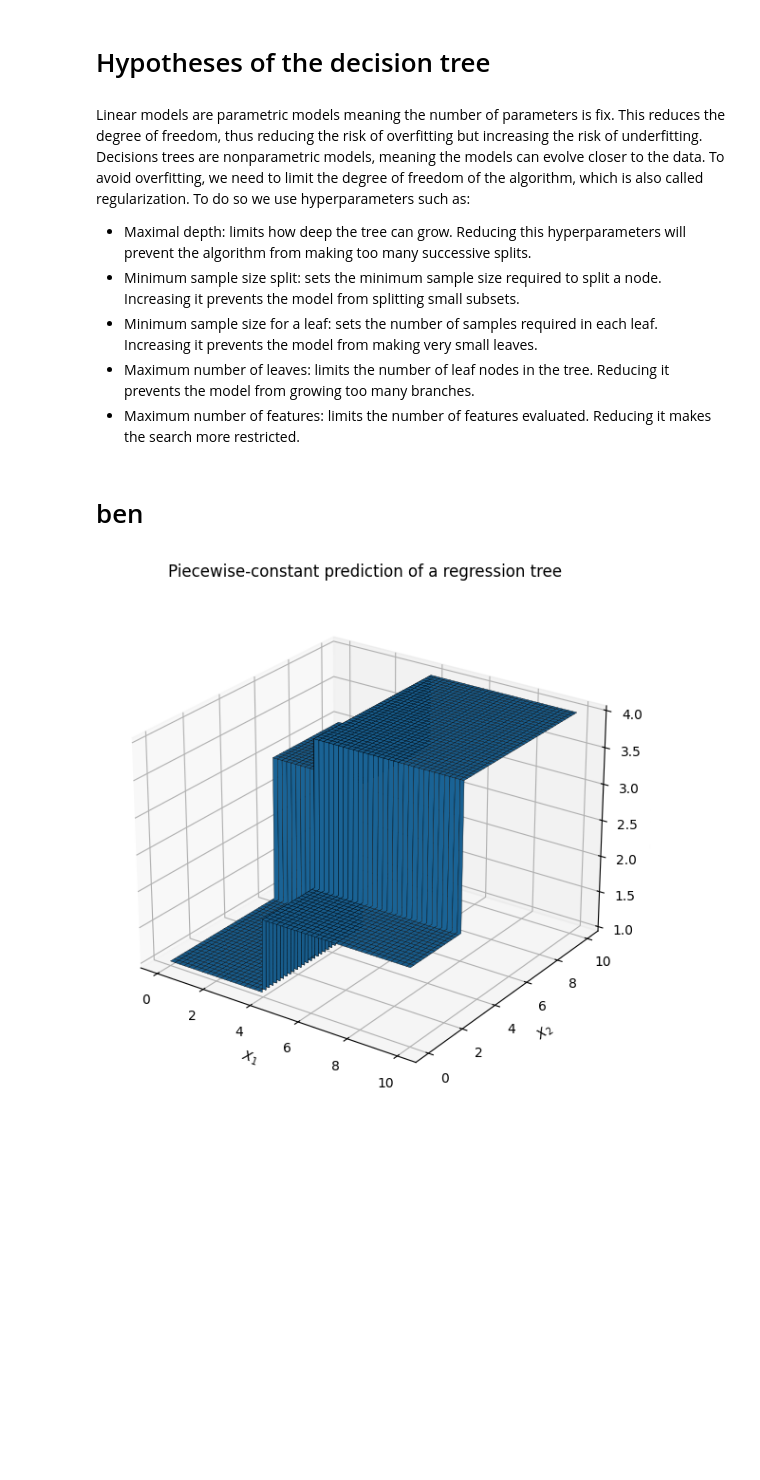
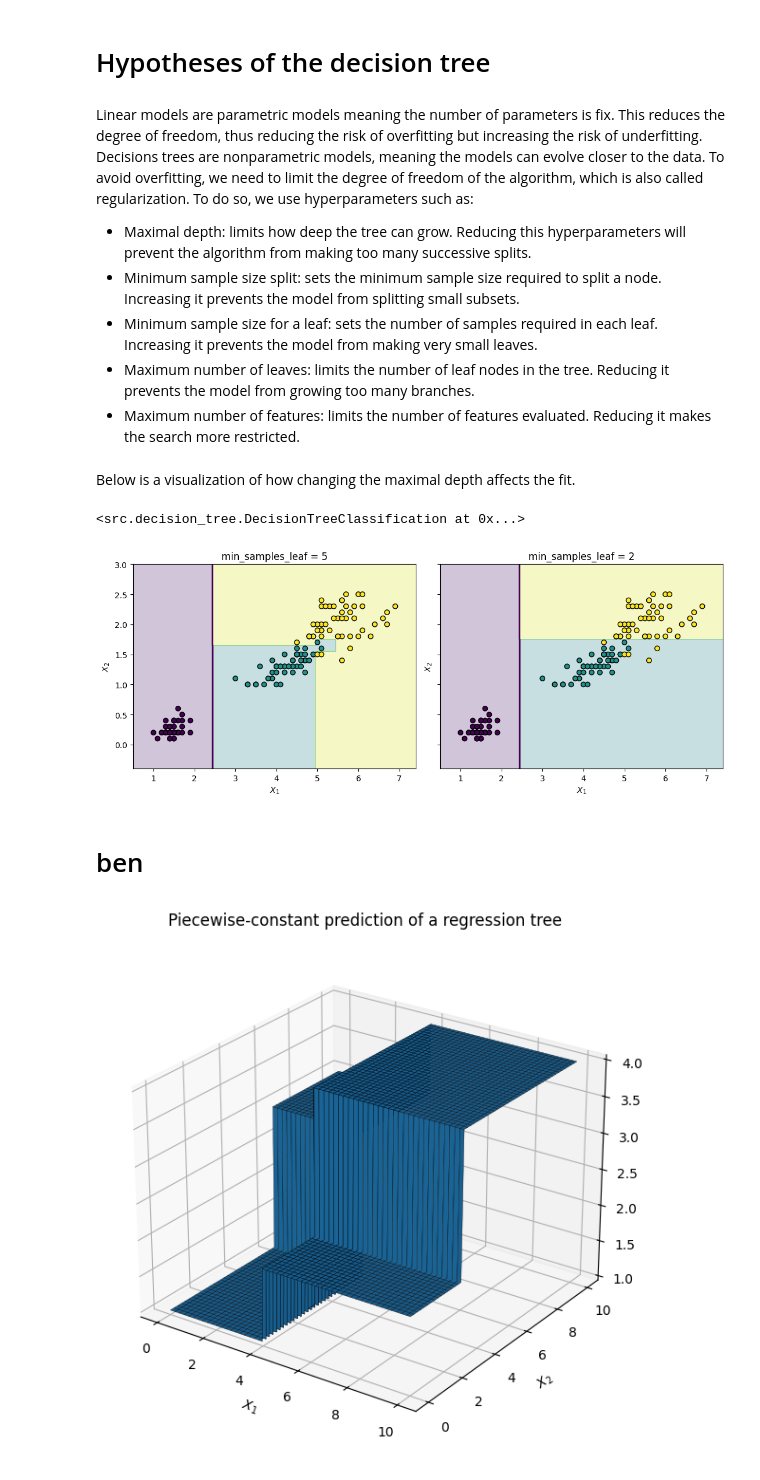
Before and after one commit to EstebanHuriot/ML_Museum, a Jupyter notebook: notebooks/03_DecisionTree.ipynb, the cells around one changed output. Drawn from its saved outputs; the diff is of its cells as text; code cells hidden in the pictures; blank space fills up the shorter version.

Commit message:
Update decisiontree classifier

```diff
--- a/notebooks/03_DecisionTree.ipynb
+++ b/notebooks/03_DecisionTree.ipynb
@@ -209,8 +208,8 @@ def MakeNode(self, X, y, depth = 0):
 X = synth_df[["age", "salary"]].to_numpy()
 y = synth_df["classe"].to_numpy()
 
-model = DecisionTree()
-model.fit(X=X, y=y).predict(37)
+model = DecisionTreeClassification()
+model.fit(X=X, y=y).predict([37, 2000])
 # %% [output]
 array([1])
 # %% [markdown]
@@ -220,14 +219,82 @@ Linear models are parametric models meaning the number of parameters is fix. Thi
 </br>
 Decisions trees are nonparametric models, meaning the models can evolve closer to the data.
 </br>
-To avoid overfitting, we need to limit the degree of freedom of the algorithm, which is also called regularization. To do so we use hyperparameters such as:
+To avoid overfitting, we need to limit the degree of freedom of the algorithm, which is also called regularization. To do so, we use hyperparameters such as:
 - Maximal depth: limits how deep the tree can grow. Reducing this hyperparameters will prevent the algorithm from making too many successive splits.
 - Minimum sample size split: sets the minimum sample size required to split a node. Increasing it prevents the model from splitting small subsets.
 - Minimum sample size for a leaf: sets the number of samples required in each leaf. Increasing it prevents the model from making very small leaves.
 - Maximum number of leaves: limits the number of leaf nodes in the tree. Reducing it prevents the model from growing too many branches.
 - Maximum number of features: limits the number of features evaluated. Reducing it makes the search more restricted.
-# %% [markdown]
-# ben
+# %% [markdown]
+Below is a visualization of how changing the maximal depth affects the fit.
+# %%
+feature_columns = [
+    "petal length (cm)",
+    "petal width (cm)",
+]
+
+X = df[feature_columns].to_numpy(dtype=float)
+y = df["target"].to_numpy()
+
+
+tree_unrestricted = DecisionTreeClassification(max_depth=5)
+tree_unrestricted.fit(X=X, y=y)
+
+tree_regularized = DecisionTreeClassification(max_depth=2)
+tree_regularized.fit(X=X, y=y)
+# %% [output]
+<src.decision_tree.DecisionTreeClassification at 0x...>
+# %%
+def plot_decision_regions(model, X, y, ax, title):
+    margin = 0.5
+
+    # first feature
+    x1_min = X[:, 0].min() - margin
+    x1_max = X[:, 0].max() + margin
+
+    # second feature
+    x2_min = X[:, 1].min() - margin
+    x2_max = X[:, 1].max() + margin
+
+    # dense grid over the feature space
+    x1_values = np.linspace(x1_min, x1_max, 400)
+    x2_values = np.linspace(x2_min, x2_max, 400)
+
+    X1, X2 = np.meshgrid(x1_values, x2_values)
+
+    # convert each point of the grid into an observation
+    grid_points = np.column_stack([X1.ravel(),X2.ravel()])
+
+    # predict the class of every grid point
+    Z = model.predict(grid_points)
+    Z = Z.reshape(X1.shape)
+
+    # background decision regions
+    ax.contourf(X1,X2,Z,alpha=0.25)
+
+    # decision boundaries
+    ax.contour(X1,X2,Z,levels=[0.5],linewidths=2)
+
+    # training observations
+    ax.scatter(X[:, 0],X[:, 1],c=y,edgecolors="black")
+
+    ax.set_xlabel("$X_1$")
+    ax.set_ylabel("$X_2$")
+    ax.set_title(title)
+
+
+fig, axes = plt.subplots(1,2,figsize=(11, 4.5),sharex=True,sharey=True)
+
+plot_decision_regions(tree_unrestricted,X,y,axes[0],"min_samples_leaf = 5")
+
+plot_decision_regions(tree_regularized,X,y,axes[1],"min_samples_leaf = 2")
+
+plt.tight_layout()
+plt.show()
+# %% [output]
+[figure, added]
+# %% [markdown]
+# ben
 # %%
 import numpy as np
 import matplotlib.pyplot as plt
```
Also changed, not shown: parts of 3 cells of this notebook, 1 other file.
